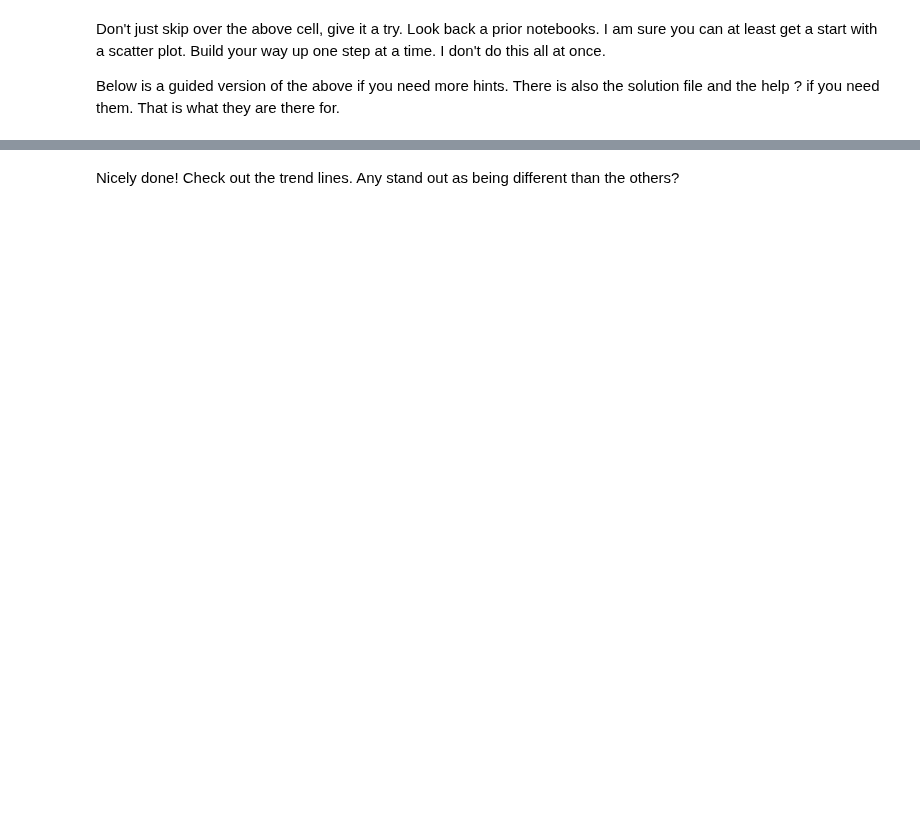
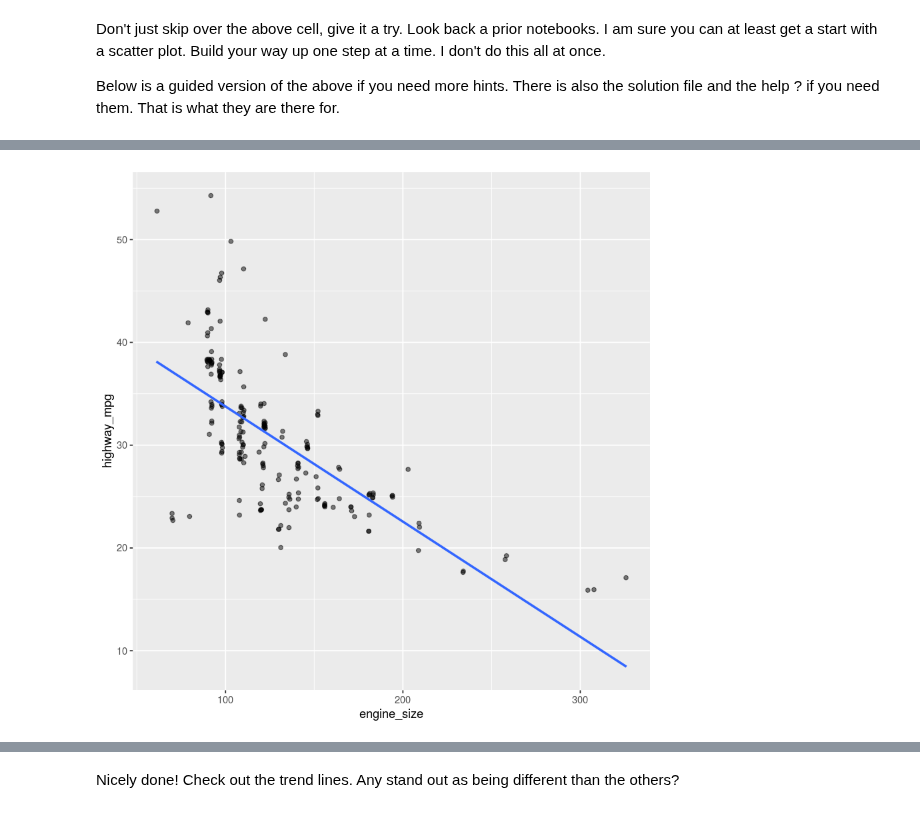
Before and after one commit to shammer83/VisualizationsR, a Jupyter notebook: L03-E3-ImportingFromInternet.ipynb, the cells around one changed output, grey strips where cells are left out. Saved outputs shown, nothing was run; the diff lists cells and outputs as text; code cells hidden in the pictures; blank space fills up the shorter version.

```diff
--- a/L03-E3-ImportingFromInternet.ipynb
+++ b/L03-E3-ImportingFromInternet.ipynb
@@ -164,9 +251,11 @@ ___ %>%
 # %%
 # Next add the trend line
-___ %>%
-  ___(aes(x = engine_size, y = ___)) +
-   geom____(alpha = ___) +
-   geom____(se = ___, method = "___")
+df %>%
+  ggplot(aes(x = engine_size, y = highway_mpg)) +
+   geom_jitter(alpha = 0.5) +
+   geom_smooth(se = FALSE, method = "lm")
+# %% [output]
+[figure, added]
 # %%
 # Then add more dimensions
 # such as color for number of cylinders
```
Also changed, not shown: parts of 16 cells of this notebook, 2 other files.
